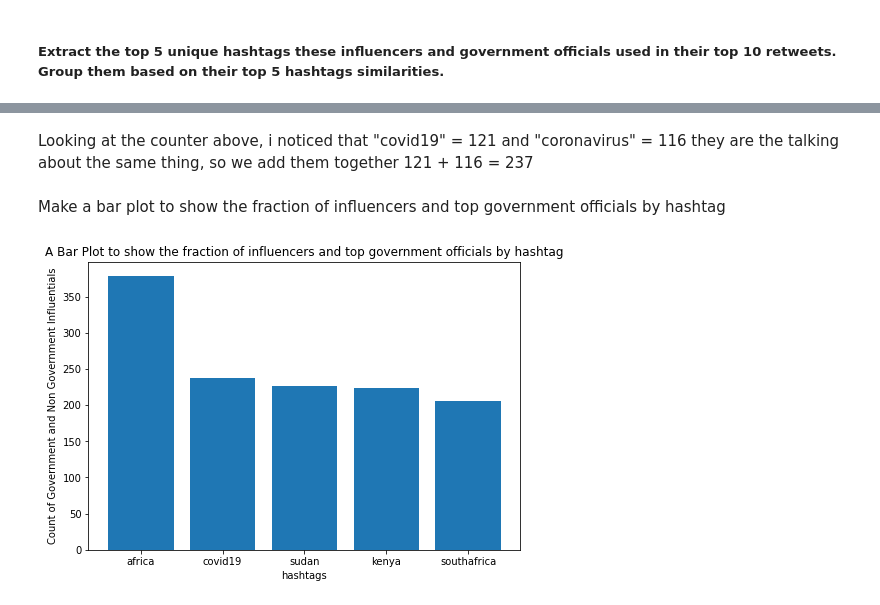
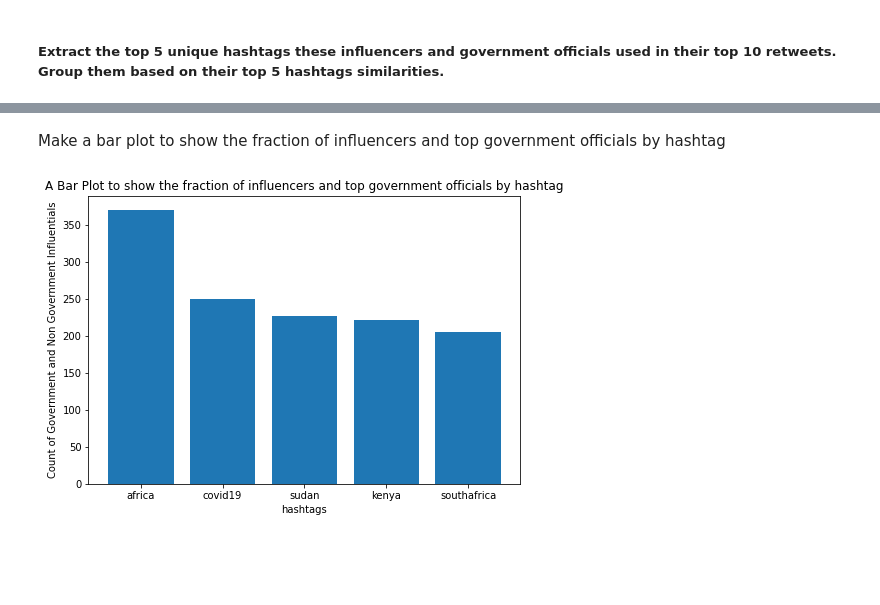
Before and after one commit to tijesunimiolashore/10academy_twitter_mining, a Jupyter notebook: Week_Challenge_1.ipynb, the cells around one changed output, grey strips where cells are left out. Cells and saved outputs as stored; diff of their text form; code cells hidden in the pictures; blank space fills up the shorter version.

```diff
--- a/Week_Challenge_1.ipynb
+++ b/Week_Challenge_1.ipynb
@@ -623,20 +656,18 @@ Counter({'africa': 379, 'sudan': 227, 'kenya': 224, 'southafrica': 205, 'southsu
-# %% [markdown]
-Looking at the counter above, i noticed that "covid19" = 121 and "coronavirus" = 116 they are the talking about the same thing, so we add them together 121 + 116 = 237
 # %% [markdown]
 Make a bar plot to show the fraction of influencers and top government officials by
 hashtag
 # %%
 import matplotlib.pyplot as plt
 fig = plt.figure()
 ax = fig.add_axes([0,0,1,1])
 hashtag = ['africa', 'covid19', 'sudan', 'kenya', 'southafrica']
-#Counter({'africa': 379, 'sudan': 227, 'kenya': 224, 'southafrica': 205, 'southsudan': 201, 'nigeria': 185, 'covid19': 121, 'sudanuprising': 120, 'coronavirus': 116, })
-# 'covid19': 121, + 'coronavirus': 116 = 237
-governmenInfluencers = [379,237,227,224,205]
+#Top 5 hashtags based on frequency counts
+#Counter({'africa': 371, 'covid19': 250, 'sudan': 227, 'kenya': 221, 'southafrica': 206)
+governmenInfluencers = [371,250,227,221,206]
 ax.bar(hashtag,governmenInfluencers)
 plt.xlabel("hashtags")
 plt.ylabel("Count of Government and Non Government Influentials")
 plt.title("A Bar Plot to show the fraction of influencers and top government officials by hashtag")
 plt.show()
 # %% [output]
-[figure, old version]
+[figure, new version]
```
Also changed, not shown: parts of 22 cells of this notebook, 3 other files.
